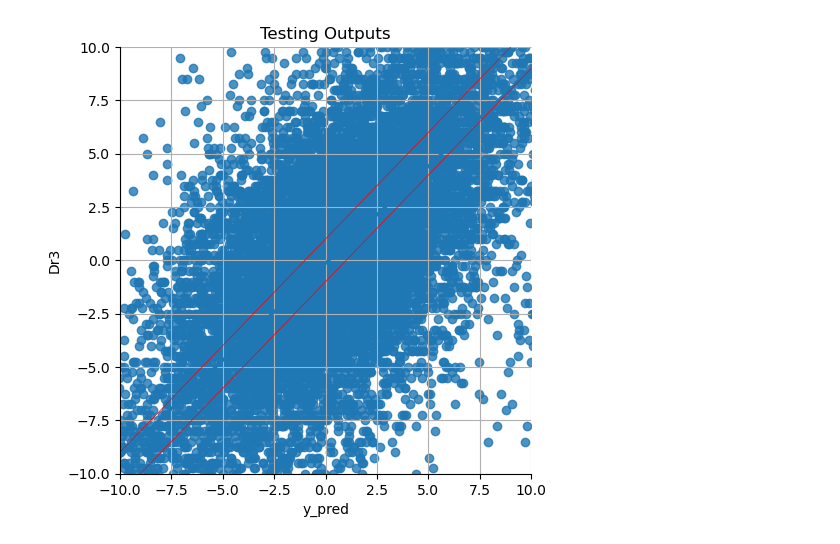
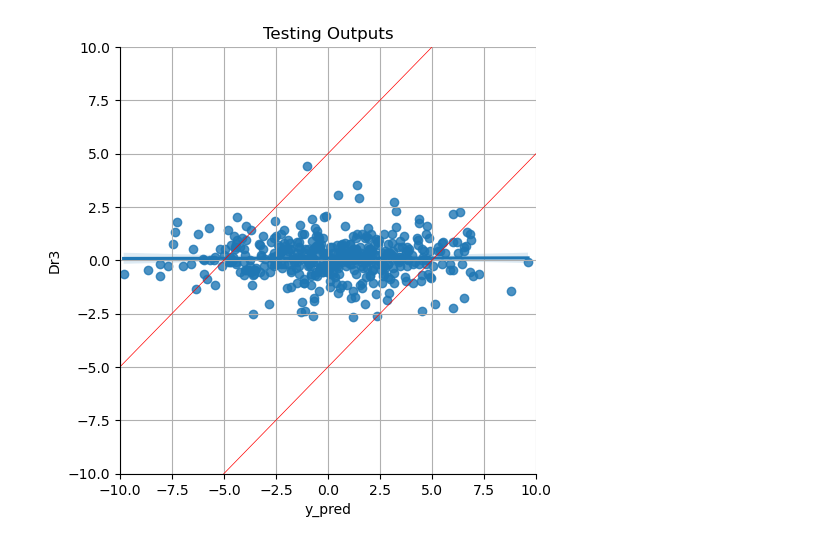
Before and after one commit to Logan-Kelsch/-ES-NN-test1, a Jupyter notebook: NN/NN_V3.0/testing_lstm.ipynb, the cells around one changed output. Cells and saved outputs as stored; diff of their text form; code cells hidden in the pictures.

Commit message:
dealing with possible data bug
took code from screeni on youtube, will be back to work more on in, it was an lstm function addition

```diff
--- a/NN/NN_V3.0/testing_lstm.ipynb
+++ b/NN/NN_V3.0/testing_lstm.ipynb
@@ -139,11 +139,18 @@ percFit = 0.8
 fitSplit = len(X)//(1/(percFit))
 negFitSplit = len(X)//(1/(1-percFit))
 
-scaler1.fit(X)
+scaler1.fit(XTRAIN)
 XTRAIN = scaler1.transform(XTRAIN)
+#scaler2.fit(XTRAIN)
+#XTRAIN = scaler2.transform(XTRAIN)
+#scaler3.fit(XTRAIN)
+#XTRAIN = scaler3.transform(XTRAIN)
+X = scaler1.transform(X)
+#X = scaler2.transform(X)
+#X = scaler3.transform(X)
 #scaler3.fit(XTRAIN)
 
-X = scaler1.transform(X)
+
 #X = scaler3.transform(X)
 
 #setting data for LSTM
@@ -158,11 +165,25 @@ def reformat_to_lstm(dat, time_steps=timeSteps):
     X_lstm = np.array(X_lstm)
 
     return X_lstm
+#setting data for LSTM digitalScreeni code
+def screeni_to_lstm(dat, time_steps=timeSteps):
+    X_lstm, y_lstm = [], []
 
-X = reformat_to_lstm(X, timeSteps)
-y = y[timeSteps-1:]
-XTRAIN = reformat_to_lstm(XTRAIN, timeSteps)
-yTRAIN = yTRAIN[timeSteps-1:]
+    for i in range(time_steps, len(dat)):
+        X_lstm.append(dat[i-time_steps:i, 0:dat.shape[1]])
+        y_lstm.append(dat[i:i+1,0])
+
+    X_lstm = np.array(X_lstm)
+    y_lstm = np.array(y_lstm)
+
+    return X_lstm, y_lstm
+
+X, y = screeni_to_lstm(X, timeSteps)
+
+print('X shape == {}.'.format(X.shape))
+print('y shape == {}.'.format(y.shape))
+
+XTRAIN, yTRAIN = screeni_to_lstm(XTRAIN, timeSteps)
 
 mos = X[:, timeSteps-1, len(Xfeatures)-1].mean()
 print(mos)
@@ -181,17 +202,18 @@ XTRAIN, yTRAIN = remove_zero_mo_samples(XTRAIN, yTRAIN)
 mos = X[:, timeSteps-1, len(Xfeatures)-1].mean()
 print(mos)
 
-loaded_model = tf.keras.models.load_model('LSTM_Dr3_24step_6.keras')
+loaded_model = tf.keras.models.load_model('LSTM_Dr3_24step_7.keras')
 loaded_model.compile(optimizer='adam',
                   loss='mse'
                   ,metrics=['R2Score','root_mean_squared_error'])
 
 #predicting the test set results
-y_pred = loaded_model.predict(XTRAIN)
+y_pred = loaded_model.predict(X)
 
 import seaborn as sns
 y_pred = np.squeeze(y_pred)
-ys = pd.DataFrame({"y_pred":y_pred,"y_true":yTRAIN})
+y = np.squeeze(y)
+ys = pd.DataFrame({"y_pred":y_pred,"y_true":y})
 #data.insert(1, "y_pred", y_pred, True)
 # plot 1 with axes level-plot
 g = sns.lmplot(data=ys,x="y_pred", y="y_true")#, hue="MO")
@@ -211,8 +233,8 @@ x_vals = np.array(ax.get_xlim())
 y_vals = x_vals  # Since y = x
 
 # Plot the y=x line
-plt.plot(x_vals+1, y_vals, '-', color='red', label='y = x', linewidth=0.5)
-plt.plot(x_vals-1, y_vals, '-', color='red', label='y = x', linewidth=0.5)
+plt.plot(x_vals+5, y_vals, '-', color='red', label='y = x', linewidth=0.5)
+plt.plot(x_vals-5, y_vals, '-', color='red', label='y = x', linewidth=0.5)
 
 match tType:
     case 'D':
@@ -223,12 +245,43 @@ match tType:
         plt.ylim(0,5)
 plt.show()
 
-g = sns.lmplot(data=ys,x="y_pred", y="y_true")#, hue="MO")
+g = sns.lmplot(data=ys,x="y_pred", y="y_true")#,hue="MO")
 plt.title('Zoomed in graph')
 plt.grid()
 plt.xlim(-25,25)
 plt.ylim(-25,25)
 plt.show()
+
+#DIRECTIONAL ACCURACY #DIRECTIONAL ACCURACY  #DIRECTIONAL ACCURACY  #DIRECTIONAL ACCURACY  #DIRECTIONAL ACCURACY
+tp, fp, tn, fn = 0, 0, 0, 0
+tp5, fp5, tn5, fn5 = 0, 0, 0, 0
+y_pred = ys['y_pred']
+y_test = ys['y_true']
+for i in range(len(y_pred)):
+    if(y_pred[i]>0):
+        if(y_test[i]>0):
+            tp+=1
+        if(y_test[i]<0):
+            fp+=1
+        if(y_pred[i]>=5):
+            if(y_test[i]>0):
+                tp5+=1
+            if(y_test[i]<0):
+                fp5+=1
+    if(y_pred[i]<0):
+        if(y_test[i]<0):
+            tn+=1
+        if(y_test[i]>0):
+            fn+=1
+        if(y_pred[i]<=-5):
+            if(y_test[i]<0):
+                tn5+=1
+            if(y_test[i]>0):
+                fn5+=1
+directionalAccuracy = ((tp+tn)/(tp+fp+tn+fn))*10000//1/100
+directionalAccuracy5guess = ((tp5+tn5)/(tp5+fp5+tn5+fn5))*10000//1/100
+print('Directional Accuracy:\t\t',directionalAccuracy)
+print('Directional Accuracy >(+/-)5:\t',directionalAccuracy5guess)
 # %% [output]
 TESTED FEATURES:
 Index(['vel5', 'vel10', 'vel15', 'vel30', 'vel60', 'acc5', 'acc10', 'acc15',
@@ -243 +298 @@ Dr3
-[figure, old version]
+[figure, new version]
```
Also changed, not shown: parts of 2 cells of this notebook, 1 other file.
